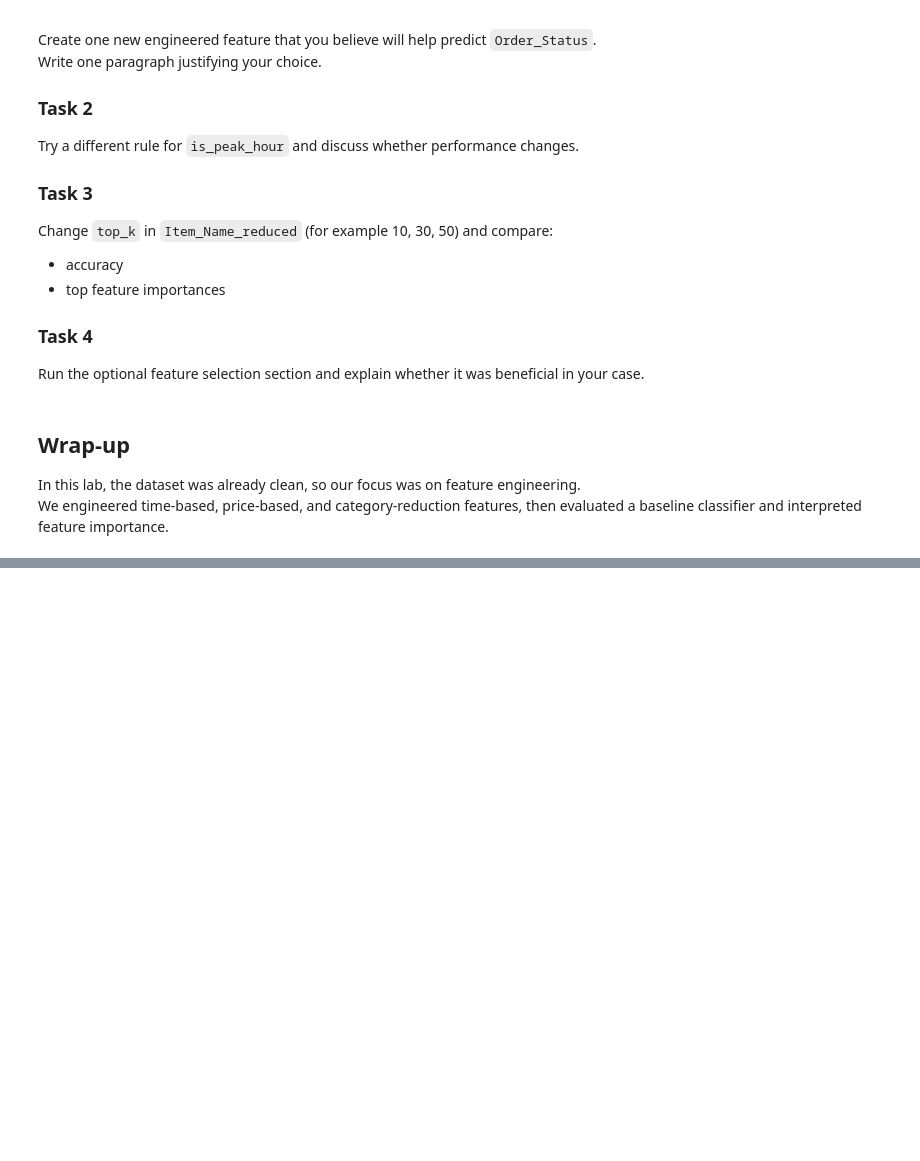
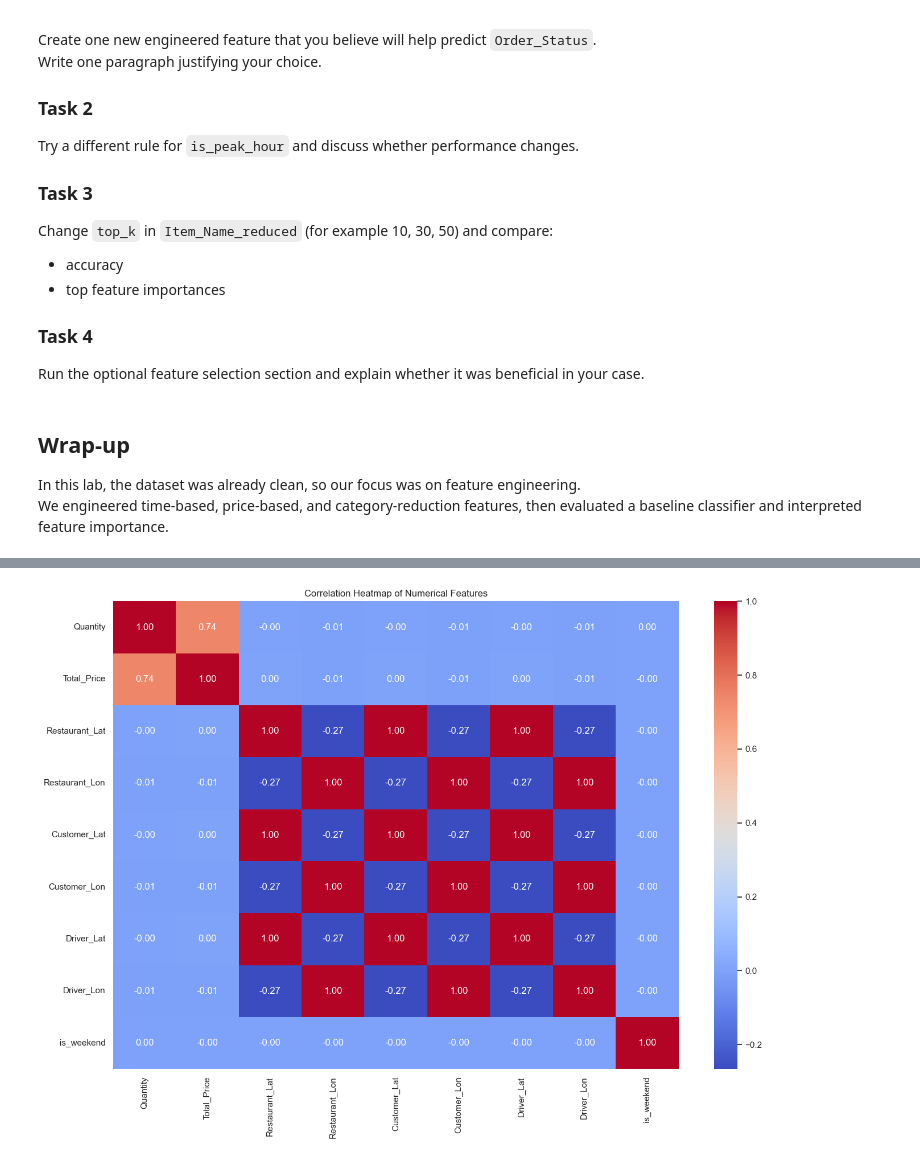
Before and after one commit to MuhMutlaq/IAU-Machine-Learning-Labs, a Jupyter notebook: ARTI308 Lab5.ipynb, the cells around one changed output, grey strips where cells are left out. Drawn from its saved outputs; the diff is of its cells as text; code cells hidden in the pictures; blank space fills up the shorter version.

```diff
--- a/ARTI308 Lab5.ipynb
+++ b/ARTI308 Lab5.ipynb
@@ -563,0 +568,6 @@ We engineered time-based, price-based, and category-reduction features, then eva
+# %%
+# Convert Order_Time to datetime if not already done
+df['Order_Time'] = pd.to_datetime(df['Order_Time'])
+
+# Create an 'is_weekend' feature (5 = Friday, 6 = Saturday depending on regional weekends.
+df['is_weekend'] = (df['Order_Time'].dt.dayofweek >= 5).astype(int)
@@ -563,0 +580,3 @@ We engineered time-based, price-based, and category-reduction features, then eva
+# %%
+# Peak hours are Lunch (13:00 - 15:00) and Dinner (19:00 - 21:00)
+df['is_peak_hour_new'] = df['Order_Time'].dt.hour.apply(lambda x: 1 if x in [13, 14, 15, 19, 20, 21] else 0)
@@ -563,0 +661,20 @@ We engineered time-based, price-based, and category-reduction features, then eva
+# %%
+# --- Data Cleaning & Correlation Heatmap ---
+import matplotlib.pyplot as plt
+import seaborn as sns
+import numpy as np
+
+# 1. Drop unnecessary columns
+unnecessary_cols = ['Order_ID', 'User_ID', 'Restaurant_ID', 'Driver_ID', 'Order_Time', 'Delivery_Time', 'Delivery_Duration_Minutes', 'Delivery_Distance_km']
+df_cleaned = df.drop(columns=[col for col in unnecessary_cols if col in df.columns], errors='ignore')
+
+# 2. Draw a Correlation Heatmap (using only numerical features)
+num_cols = df_cleaned.select_dtypes(include=[np.number]).columns
+
+plt.figure(figsize=(14, 10))
+sns.heatmap(df_cleaned[num_cols].corr(), annot=True, fmt=".2f", cmap='coolwarm', cbar=True)
+plt.title("Correlation Heatmap of Numerical Features")
+plt.tight_layout()
+plt.show()
+# %% [output]
+[figure, added]
```
Also changed, not shown: parts of 12 cells of this notebook, 1 other file.
